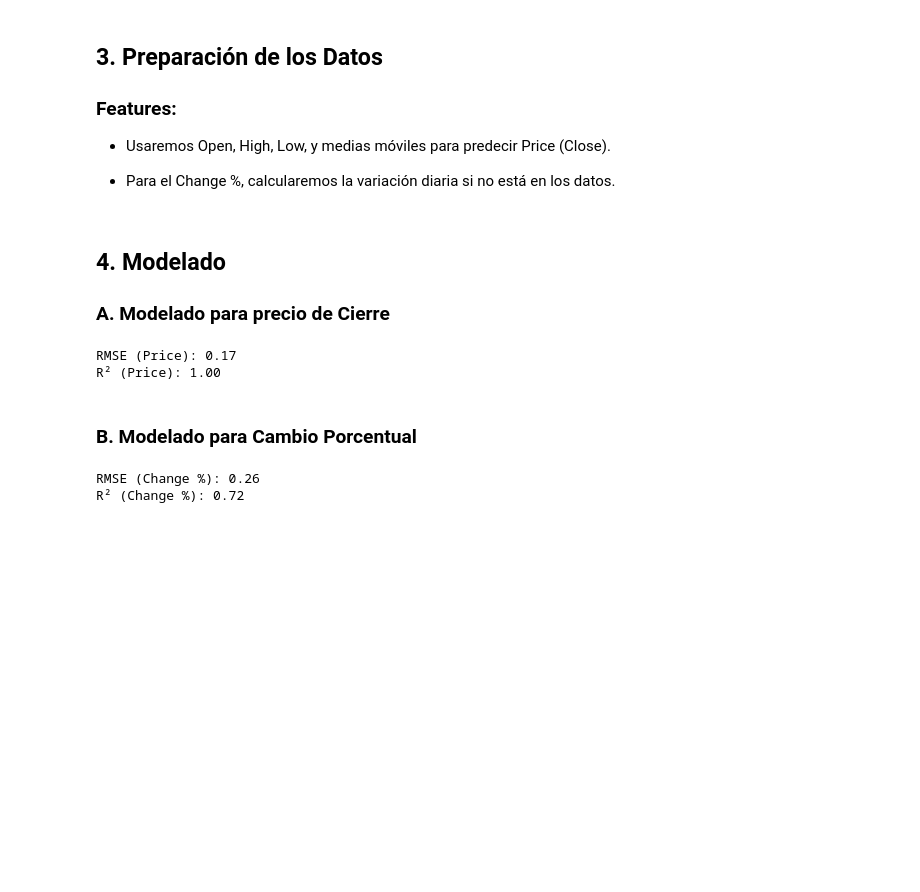
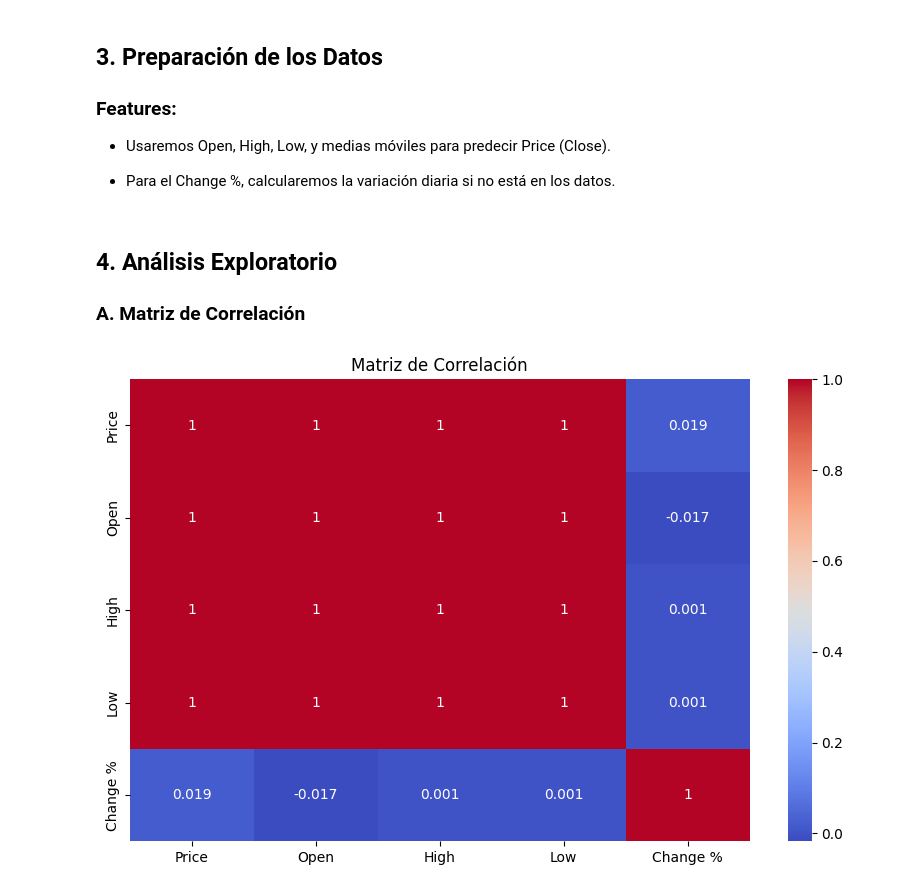
Before and after one commit to LuckyCaves/MineriaDatos, a Jupyter notebook: Proyecto.ipynb, the cells around one changed output. Cells and saved outputs as stored; diff of their text form; code cells hidden in the pictures; blank space fills up the shorter version.

```diff
--- a/Proyecto.ipynb
+++ b/Proyecto.ipynb
@@ -87,35 +87,11 @@ _, _, y_change_train, y_change_test = train_test_split(X, y_change, test_size=0.
 # %% [markdown]
-## 4. Modelado
+## 4. Análisis Exploratorio
 
-### A. Modelado para precio de Cierre
+### A. Matriz de Correlación
-# %%
-# Modelo de regresión lineal
-model_price = LinearRegression()
-model_price.fit(X_train, y_price_train)
-
-# Predicciones
-y_price_pred = model_price.predict(X_test)
-
-# Evaluación
-rmse_price = np.sqrt(mean_squared_error(y_price_test, y_price_pred))
-r2_price = r2_score(y_price_test, y_price_pred)
-print(f'RMSE (Price): {rmse_price:.2f}')
-print(f'R² (Price): {r2_price:.2f}')
-# %% [output]
-RMSE (Price): 0.17
-R² (Price): 1.00
-# %% [markdown]
-### B. Modelado para Cambio Porcentual
-# %%
-model_change = LinearRegression()
-model_change.fit(X_train, y_change_train)
-
-y_change_pred = model_change.predict(X_test)
-
-rmse_change = np.sqrt(mean_squared_error(y_change_test, y_change_pred))
-r2_change = r2_score(y_change_test, y_change_pred)
-print(f'RMSE (Change %): {rmse_change:.2f}')
-print(f'R² (Change %): {r2_change:.2f}')
-# %% [output]
-RMSE (Change %): 0.26
-R² (Change %): 0.72
+# %%
+plt.figure(figsize=(10, 6))
+sns.heatmap(df[['Price', 'Open', 'High', 'Low', 'Change %']].corr(), annot=True, cmap='coolwarm')
+plt.title("Matriz de Correlación")
+plt.show()
+# %% [output]
+[figure, added]
```
Also changed, not shown: parts of 17 cells of this notebook.
